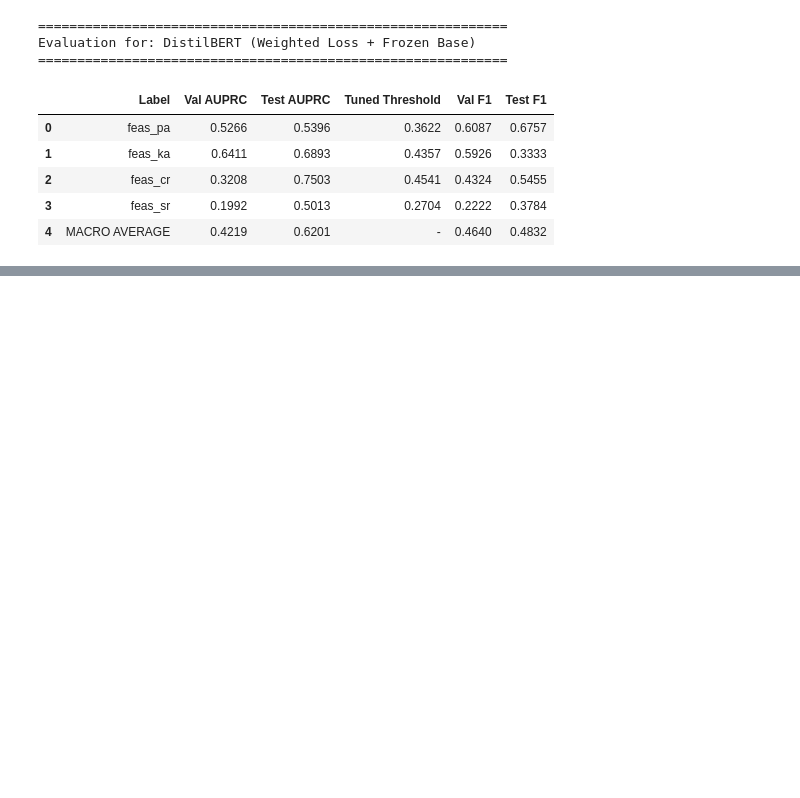
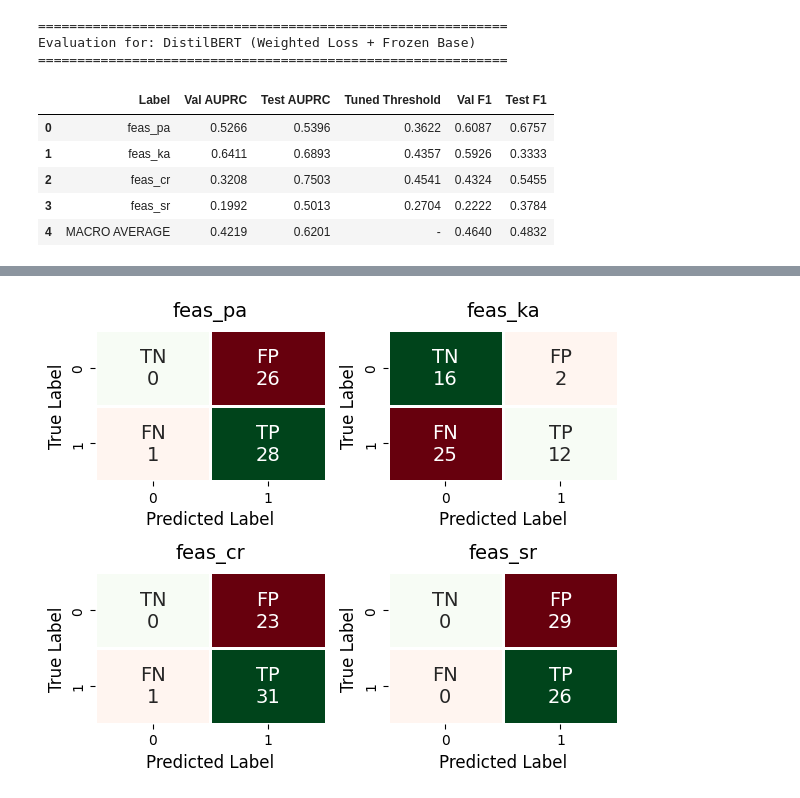
Before and after one commit to Jin1402/DSA4262-Anxiety, a Jupyter notebook: models/models.ipynb, the cells around one changed output, grey strips where cells are left out. Saved outputs shown, nothing was run; the diff lists cells and outputs as text; code cells hidden in the pictures; blank space fills up the shorter version.

```diff
--- a/models/models.ipynb
+++ b/models/models.ipynb
@@ -1153,0 +1228,4 @@ Evaluation for: DistilBERT (Weighted Loss + Frozen Base)
+# %%
+plot_confusion_matrix(y_prob_test_bert, df_results_bert, y_test)
+# %% [output]
+[figure, added]
```
Also changed, not shown: parts of 18 cells of this notebook.
